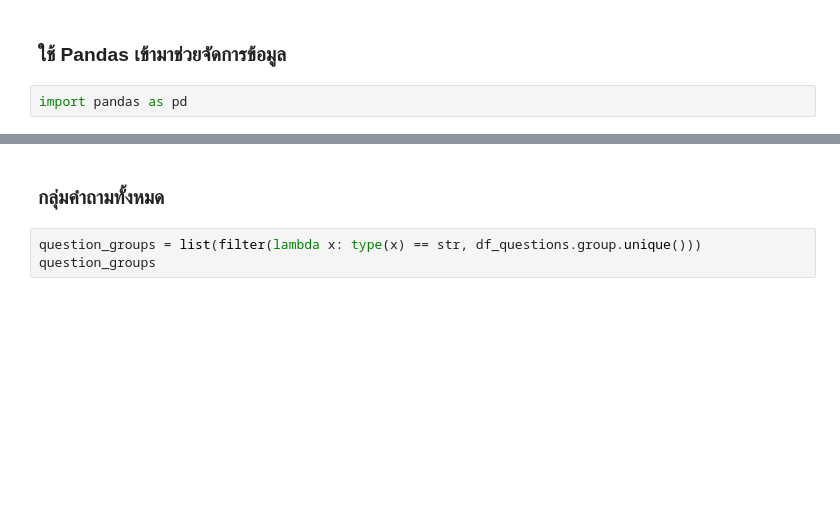
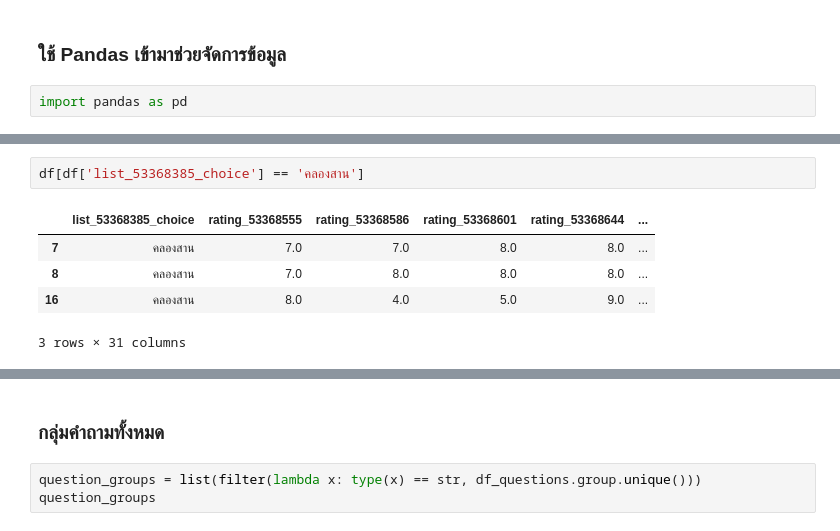
Before and after one commit to zkan/intage-dash, a Jupyter notebook: docs/typeform-data-api-test.ipynb, the cells around one changed output, grey strips where cells are left out. Saved outputs shown, nothing was run; the diff lists cells and outputs as text; blank space fills up the shorter version.

```diff
--- a/docs/typeform-data-api-test.ipynb
+++ b/docs/typeform-data-api-test.ipynb
@@ -100,3 +133,11 @@ df[df['list_53332714_choice'] == 'สาขา 1']
+# %%
+df[df['list_53368385_choice'] == 'คลองสาน']
+# %% [output]
+|  | list_53368385_choice | rating_53368555 | rating_53368586 | rating_53368601 | rating_53368644 | ... |
+| 7 | คลองสาน | 7.0 | 7.0 | 8.0 | 8.0 | ... |
+| 8 | คลองสาน | 7.0 | 8.0 | 8.0 | 8.0 | ... |
+| 16 | คลองสาน | 8.0 | 4.0 | 5.0 | 9.0 | ... |
+3 rows × 31 columns
 # %%
 df_questions = pd.DataFrame(questions)
 df_questions
```
Also changed, not shown: parts of 21 cells of this notebook.
